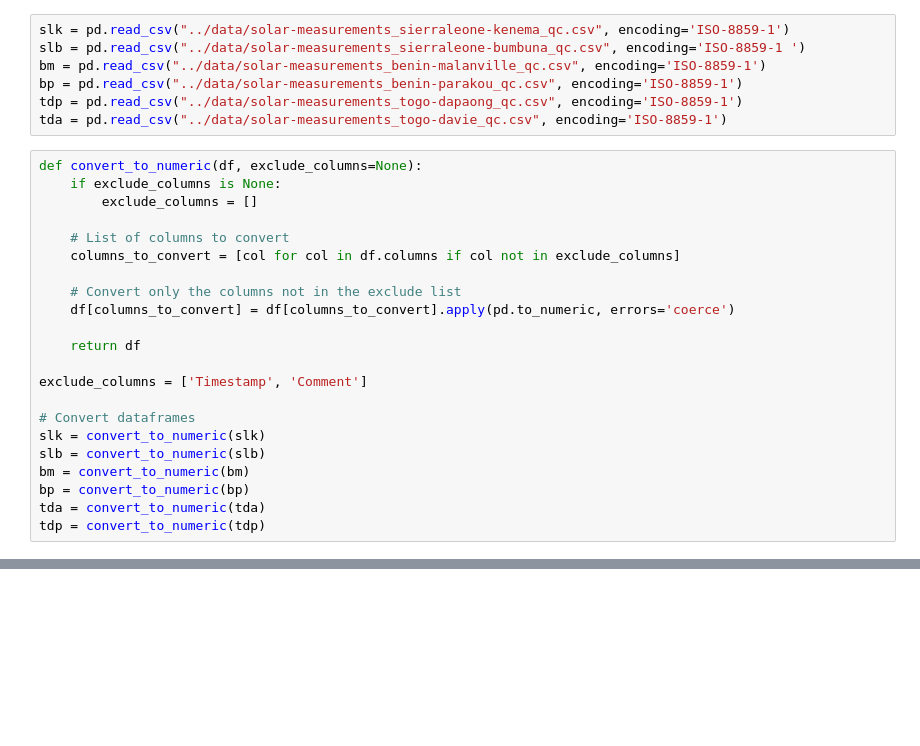
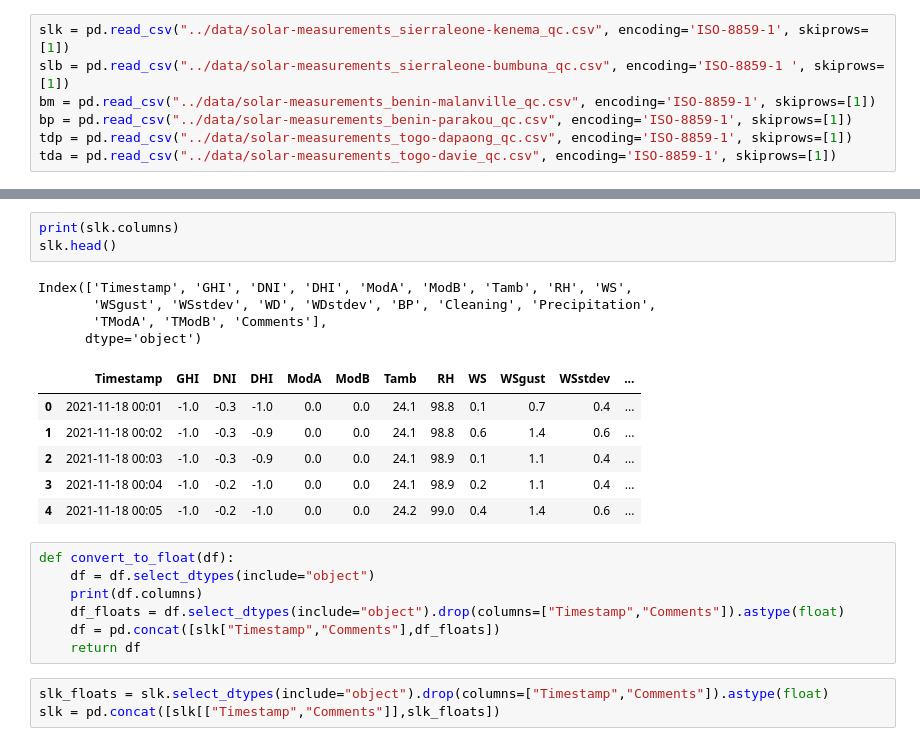
Before and after one commit to Feven079/MoonLight-Energy-Solutions, a Jupyter notebook: notebooks/notebook.ipynb, the cells around one changed output, grey strips where cells are left out. Cells and saved outputs as stored; diff of their text form; blank space fills up the shorter version.

```diff
--- a/notebooks/notebook.ipynb
+++ b/notebooks/notebook.ipynb
@@ -4,29 +7,7 @@ import numpy as np
 # %%
-slk = pd.read_csv("../data/solar-measurements_sierraleone-kenema_qc.csv", encoding='ISO-8859-1')
-slb = pd.read_csv("../data/solar-measurements_sierraleone-bumbuna_qc.csv", encoding='ISO-8859-1 ')
-bm = pd.read_csv("../data/solar-measurements_benin-malanville_qc.csv", encoding='ISO-8859-1')
-bp = pd.read_csv("../data/solar-measurements_benin-parakou_qc.csv", encoding='ISO-8859-1')
-tdp = pd.read_csv("../data/solar-measurements_togo-dapaong_qc.csv", encoding='ISO-8859-1')
-tda = pd.read_csv("../data/solar-measurements_togo-davie_qc.csv", encoding='ISO-8859-1')
+slk = pd.read_csv("../data/solar-measurements_sierraleone-kenema_qc.csv", encoding='ISO-8859-1', skiprows=[1])
+slb = pd.read_csv("../data/solar-measurements_sierraleone-bumbuna_qc.csv", encoding='ISO-8859-1 ', skiprows=[1])
+bm = pd.read_csv("../data/solar-measurements_benin-malanville_qc.csv", encoding='ISO-8859-1', skiprows=[1])
+bp = pd.read_csv("../data/solar-measurements_benin-parakou_qc.csv", encoding='ISO-8859-1', skiprows=[1])
+tdp = pd.read_csv("../data/solar-measurements_togo-dapaong_qc.csv", encoding='ISO-8859-1', skiprows=[1])
+tda = pd.read_csv("../data/solar-measurements_togo-davie_qc.csv", encoding='ISO-8859-1', skiprows=[1])
-# %%
-def convert_to_numeric(df, exclude_columns=None):
-    if exclude_columns is None:
-        exclude_columns = []
-
-    # List of columns to convert
-    columns_to_convert = [col for col in df.columns if col not in exclude_columns]
-
-    # Convert only the columns not in the exclude list
-    df[columns_to_convert] = df[columns_to_convert].apply(pd.to_numeric, errors='coerce')
-
-    return df
-
-exclude_columns = ['Timestamp', 'Comment']
-
-# Convert dataframes
-slk = convert_to_numeric(slk)
-slb = convert_to_numeric(slb)
-bm = convert_to_numeric(bm)
-bp = convert_to_numeric(bp)
-tda = convert_to_numeric(tda)
-tdp = convert_to_numeric(tdp)
@@ -211,0 +14,24 @@ summary_df
+# %%
+print(slk.columns)
+slk.head()
+# %% [output]
+Index(['Timestamp', 'GHI', 'DNI', 'DHI', 'ModA', 'ModB', 'Tamb', 'RH', 'WS',
+       'WSgust', 'WSstdev', 'WD', 'WDstdev', 'BP', 'Cleaning', 'Precipitation',
+       'TModA', 'TModB', 'Comments'],
+      dtype='object')
+|  | Timestamp | GHI | DNI | DHI | ModA | ModB | Tamb | RH | WS | WSgust | WSstdev | ... |
+| 0 | 2021-11-18 00:01 | -1.0 | -0.3 | -1.0 | 0.0 | 0.0 | 24.1 | 98.8 | 0.1 | 0.7 | 0.4 | ... |
+| 1 | 2021-11-18 00:02 | -1.0 | -0.3 | -0.9 | 0.0 | 0.0 | 24.1 | 98.8 | 0.6 | 1.4 | 0.6 | ... |
+| 2 | 2021-11-18 00:03 | -1.0 | -0.3 | -0.9 | 0.0 | 0.0 | 24.1 | 98.9 | 0.1 | 1.1 | 0.4 | ... |
+| 3 | 2021-11-18 00:04 | -1.0 | -0.2 | -1.0 | 0.0 | 0.0 | 24.1 | 98.9 | 0.2 | 1.1 | 0.4 | ... |
+| 4 | 2021-11-18 00:05 | -1.0 | -0.2 | -1.0 | 0.0 | 0.0 | 24.2 | 99.0 | 0.4 | 1.4 | 0.6 | ... |
+# %%
+def convert_to_float(df):
+    df = df.select_dtypes(include="object")
+    print(df.columns)
+    df_floats = df.select_dtypes(include="object").drop(columns=["Timestamp","Comments"]).astype(float)
+    df = pd.concat([slk["Timestamp","Comments"],df_floats])
+    return df
+# %%
+slk_floats = slk.select_dtypes(include="object").drop(columns=["Timestamp","Comments"]).astype(float)
+slk = pd.concat([slk[["Timestamp","Comments"]],slk_floats])
```
Also changed, not shown: parts of 22 cells of this notebook, 1 other file.
